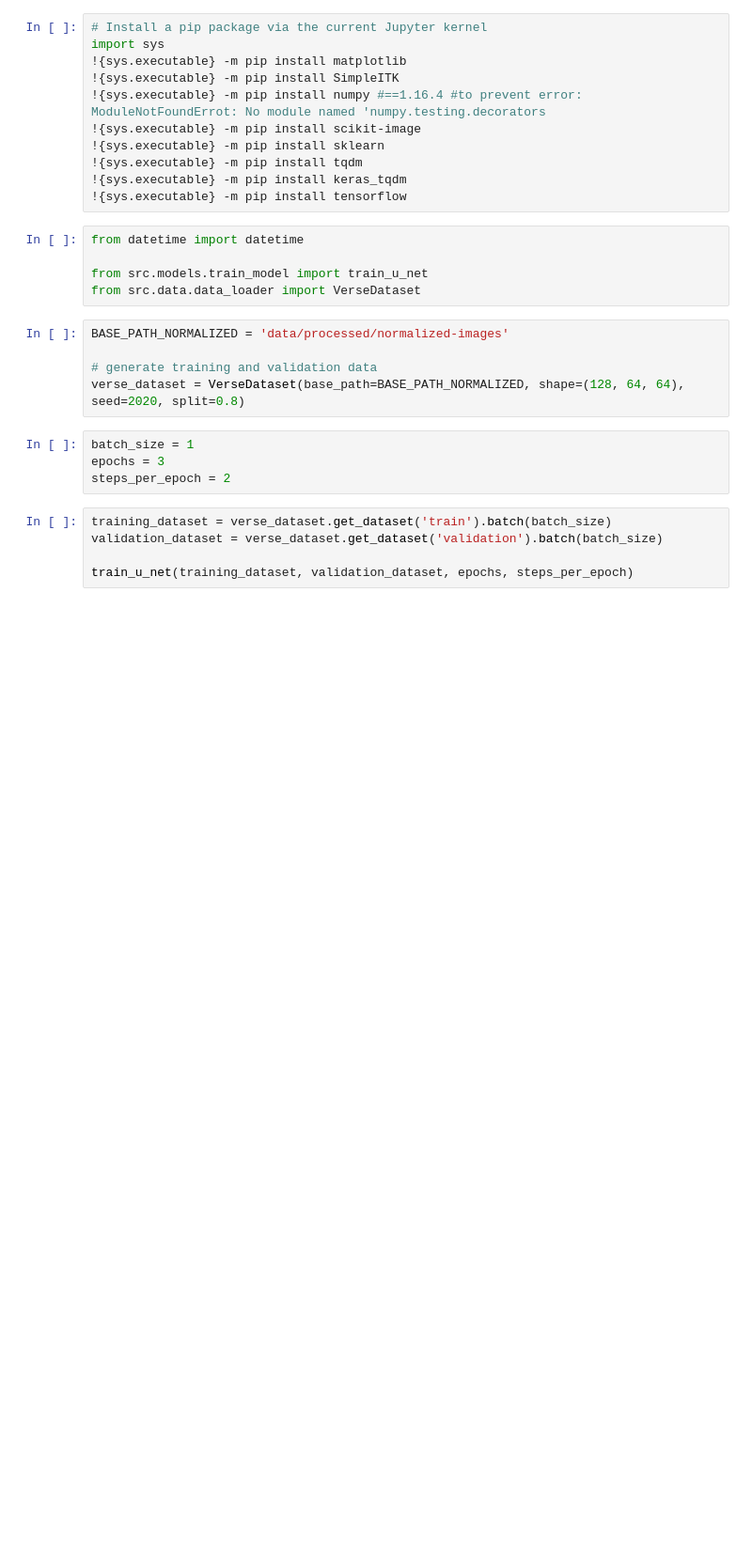
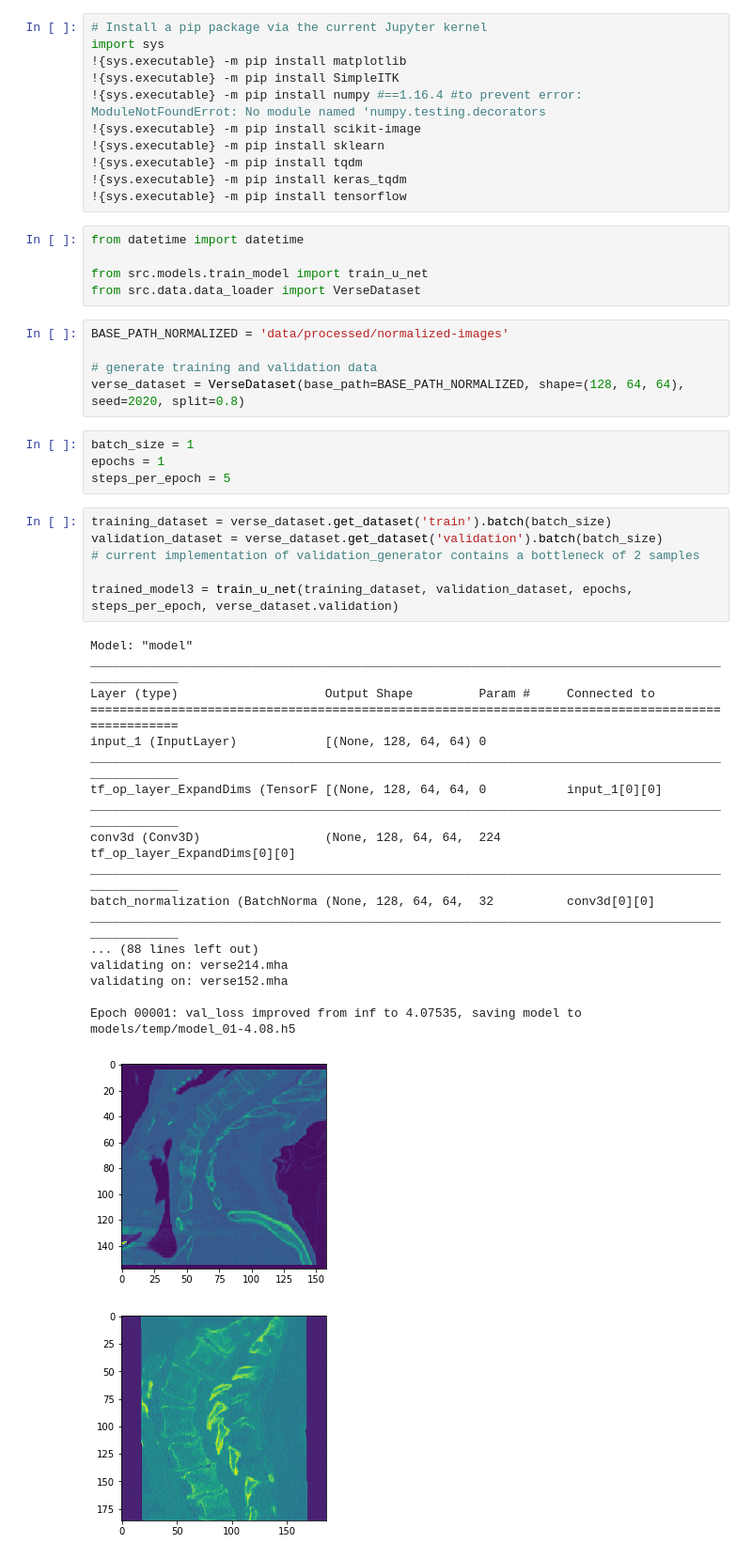
Before and after one commit to mtuit/ismi-1920-VerSe-team-4, a Jupyter notebook: notebook_for_main.ipynb, the cells around one changed output. Shown at 94% size. Drawn from its saved outputs; the diff is of its cells as text; blank space fills up the shorter version.

Commit message:
visualization callback & change in heatmap generation

```diff
--- a/notebook_for_main.ipynb
+++ b/notebook_for_main.ipynb
@@ -21,10 +21,31 @@ BASE_PATH_NORMALIZED = 'data/processed/normalized-images'
 verse_dataset = VerseDataset(base_path=BASE_PATH_NORMALIZED, shape=(128, 64, 64), seed=2020, split=0.8)
 # %%
 batch_size = 1
-epochs = 3
-steps_per_epoch = 2
+epochs = 1
+steps_per_epoch = 5
 # %%
 training_dataset = verse_dataset.get_dataset('train').batch(batch_size)
 validation_dataset = verse_dataset.get_dataset('validation').batch(batch_size)
+# current implementation of validation_generator contains a bottleneck of 2 samples
 
-train_u_net(training_dataset, validation_dataset, epochs, steps_per_epoch)
+trained_model3 = train_u_net(training_dataset, validation_dataset, epochs, steps_per_epoch, verse_dataset.validation)
+# %% [output]
+Model: "model"
+__________________________________________________________________________________________________
+Layer (type)                    Output Shape         Param #     Connected to
+==================================================================================================
+input_1 (InputLayer)            [(None, 128, 64, 64) 0
+__________________________________________________________________________________________________
+tf_op_layer_ExpandDims (TensorF [(None, 128, 64, 64, 0           input_1[0][0]
+__________________________________________________________________________________________________
+conv3d (Conv3D)                 (None, 128, 64, 64,  224         tf_op_layer_ExpandDims[0][0]
+__________________________________________________________________________________________________
+batch_normalization (BatchNorma (None, 128, 64, 64,  32          conv3d[0][0]
+__________________________________________________________________________________________________
+... (88 lines left out)
+validating on: verse214.mha
+validating on: verse152.mha
+
+Epoch 00001: val_loss improved from inf to 4.07535, saving model to models/temp/model_01-4.08.h5
+[figure, added]
+[figure, added]
```
Also changed, not shown: parts of 1 cell of this notebook, 9 other files.
